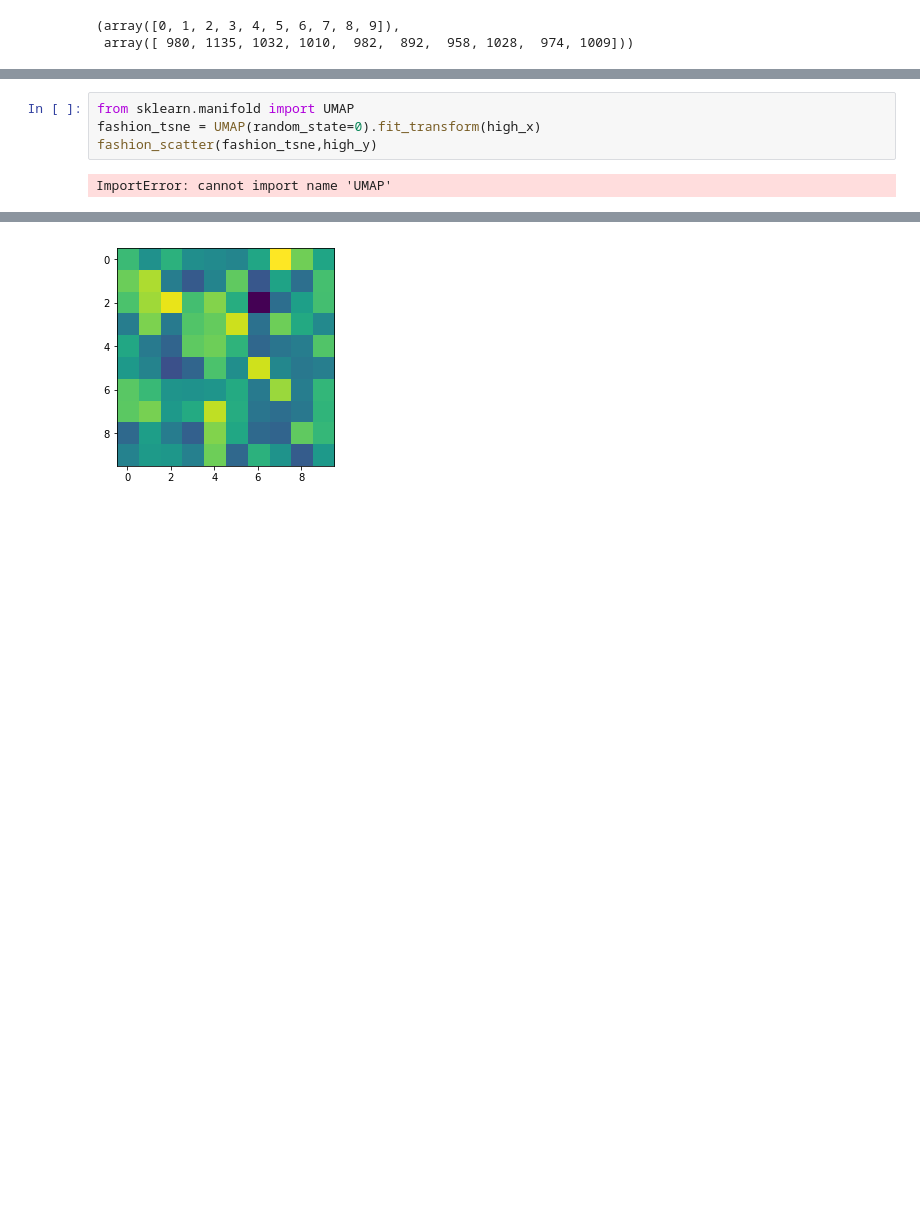
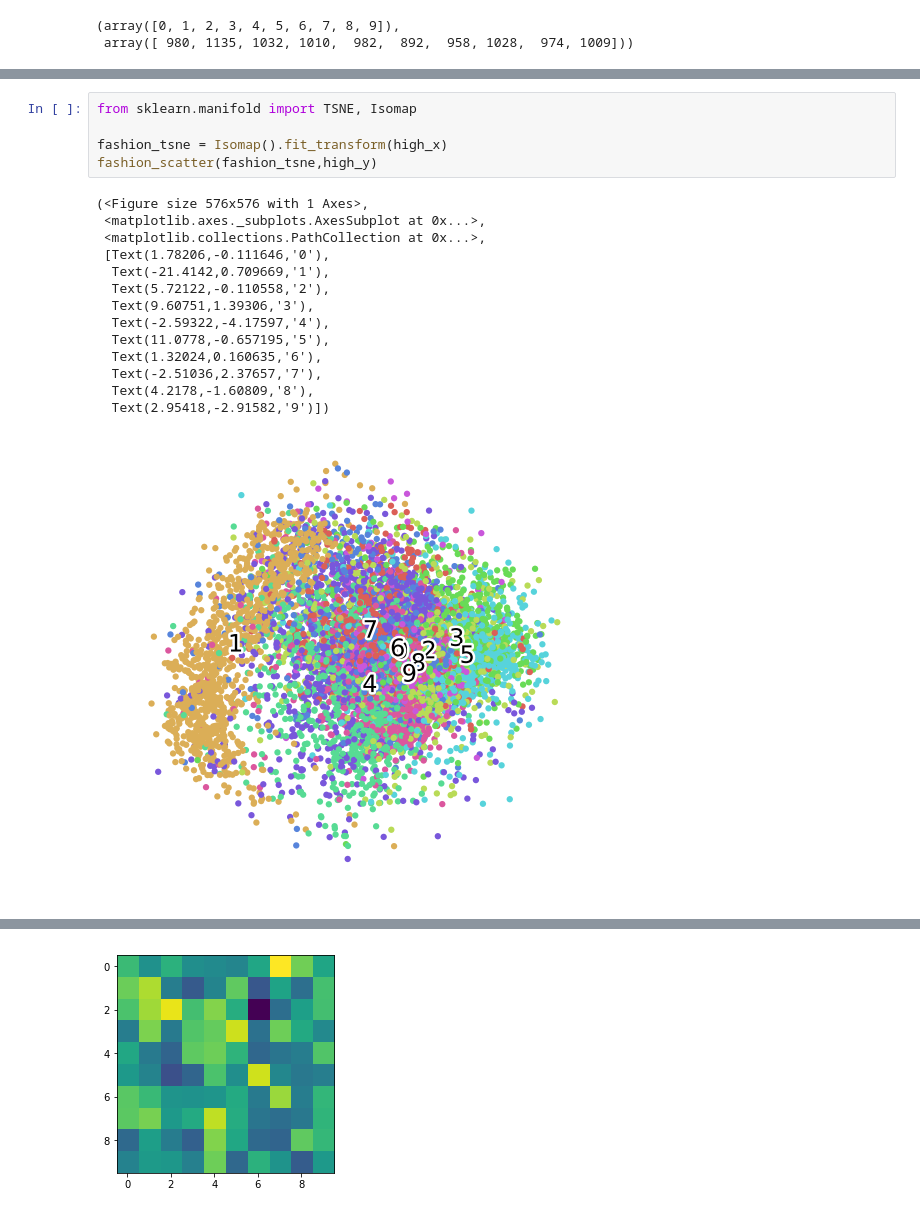
Before and after one commit to zifanw/tnn, a Jupyter notebook: project/Untitled1.ipynb, the cells around one changed output, grey strips where cells are left out. Saved outputs shown, nothing was run; the diff lists cells and outputs as text; blank space fills up the shorter version.

```diff
--- a/project/Untitled1.ipynb
+++ b/project/Untitled1.ipynb
@@ -142,9 +140,23 @@ fashion_scatter(ica_data[:,2:],high_y)
 # %%
-from sklearn.manifold import UMAP
-fashion_tsne = UMAP(random_state=0).fit_transform(high_x)
+from sklearn.manifold import TSNE, Isomap
+
+fashion_tsne = Isomap().fit_transform(high_x)
 fashion_scatter(fashion_tsne,high_y)
 # %% [output]
-ImportError: cannot import name 'UMAP'
+(<Figure size 576x576 with 1 Axes>,
+ <matplotlib.axes._subplots.AxesSubplot at 0x...>,
+ <matplotlib.collections.PathCollection at 0x...>,
+ [Text(1.78206,-0.111646,'0'),
+  Text(-21.4142,0.709669,'1'),
+  Text(5.72122,-0.110558,'2'),
+  Text(9.60751,1.39306,'3'),
+  Text(-2.59322,-4.17597,'4'),
+  Text(11.0778,-0.657195,'5'),
+  Text(1.32024,0.160635,'6'),
+  Text(-2.51036,2.37657,'7'),
+  Text(4.2178,-1.60809,'8'),
+  Text(2.95418,-2.91582,'9')])
+[figure, added]
 # %%
 import numpy as np
 import matplotlib.pyplot as plt
```
Also changed, not shown: parts of 22 cells of this notebook, 15 other files.
